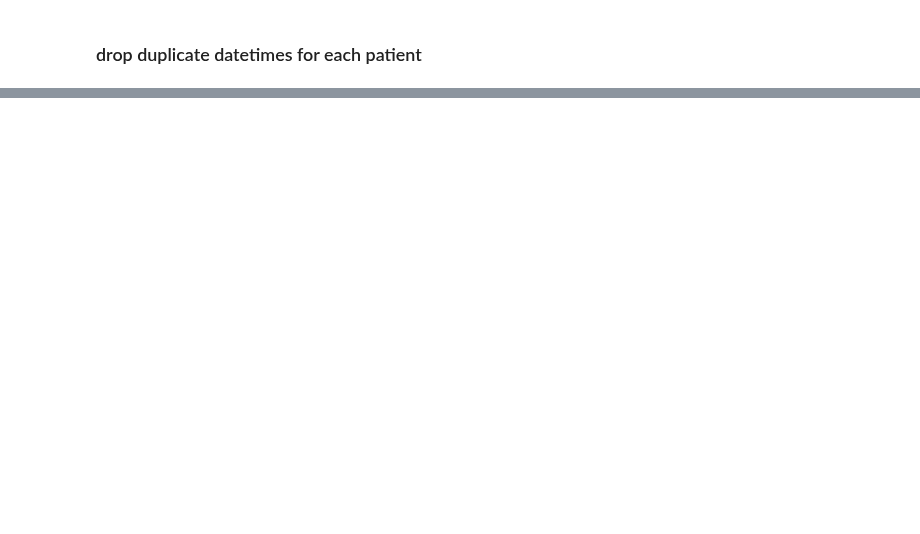
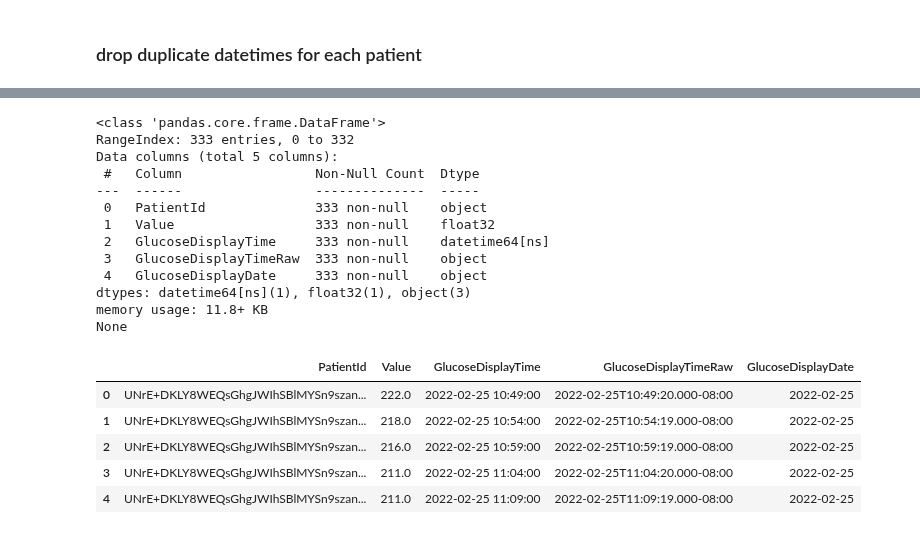
Before and after one commit to karinakanjaria/glucose-data-analysis, a Jupyter notebook: Data_Pipeline/fill_missing_data.ipynb, the cells around one changed output, grey strips where cells are left out. Saved outputs shown, nothing was run; the diff lists cells and outputs as text; code cells hidden in the pictures; blank space fills up the shorter version.

```diff
--- a/Data_Pipeline/fill_missing_data.ipynb
+++ b/Data_Pipeline/fill_missing_data.ipynb
@@ -99,5 +122,8 @@ only showing top 20 rows
 df = df.withColumn("Value", \
            when(col("Value")=="0", None) \
               .otherwise(col("Value")))
+df = df.na.drop(subset=['PatientId','Value','GlucoseDisplayTime'])
+
+print("row count: ", df.count())
 df.show()
 # %% [output]
@@ -160,0 +292,25 @@ only lost 6898 rows
+# %%
+# import matplotlib.pyplot as plt
+temp = subset.toPandas()
+print(temp.info())
+temp.head()
+# %% [output]
+<class 'pandas.core.frame.DataFrame'>
+RangeIndex: 333 entries, 0 to 332
+Data columns (total 5 columns):
+ #   Column                 Non-Null Count  Dtype
+---  ------                 --------------  -----
+ 0   PatientId              333 non-null    object
+ 1   Value                  333 non-null    float32
+ 2   GlucoseDisplayTime     333 non-null    datetime64[ns]
+ 3   GlucoseDisplayTimeRaw  333 non-null    object
+ 4   GlucoseDisplayDate     333 non-null    object
+dtypes: datetime64[ns](1), float32(1), object(3)
+memory usage: 11.8+ KB
+None
+|  | PatientId | Value | GlucoseDisplayTime | GlucoseDisplayTimeRaw | GlucoseDisplayDate |
+| 0 | UNrE+DKLY8WEQsGhgJWIhSBlMYSn9szan... | 222.0 | 2022-02-25 10:49:00 | 2022-02-25T10:49:20.000-08:00 | 2022-02-25 |
+| 1 | UNrE+DKLY8WEQsGhgJWIhSBlMYSn9szan... | 218.0 | 2022-02-25 10:54:00 | 2022-02-25T10:54:19.000-08:00 | 2022-02-25 |
+| 2 | UNrE+DKLY8WEQsGhgJWIhSBlMYSn9szan... | 216.0 | 2022-02-25 10:59:00 | 2022-02-25T10:59:19.000-08:00 | 2022-02-25 |
+| 3 | UNrE+DKLY8WEQsGhgJWIhSBlMYSn9szan... | 211.0 | 2022-02-25 11:04:00 | 2022-02-25T11:04:20.000-08:00 | 2022-02-25 |
+| 4 | UNrE+DKLY8WEQsGhgJWIhSBlMYSn9szan... | 211.0 | 2022-02-25 11:09:00 | 2022-02-25T11:09:19.000-08:00 | 2022-02-25 |
```
Also changed, not shown: parts of 30 cells of this notebook, 1 other file.
